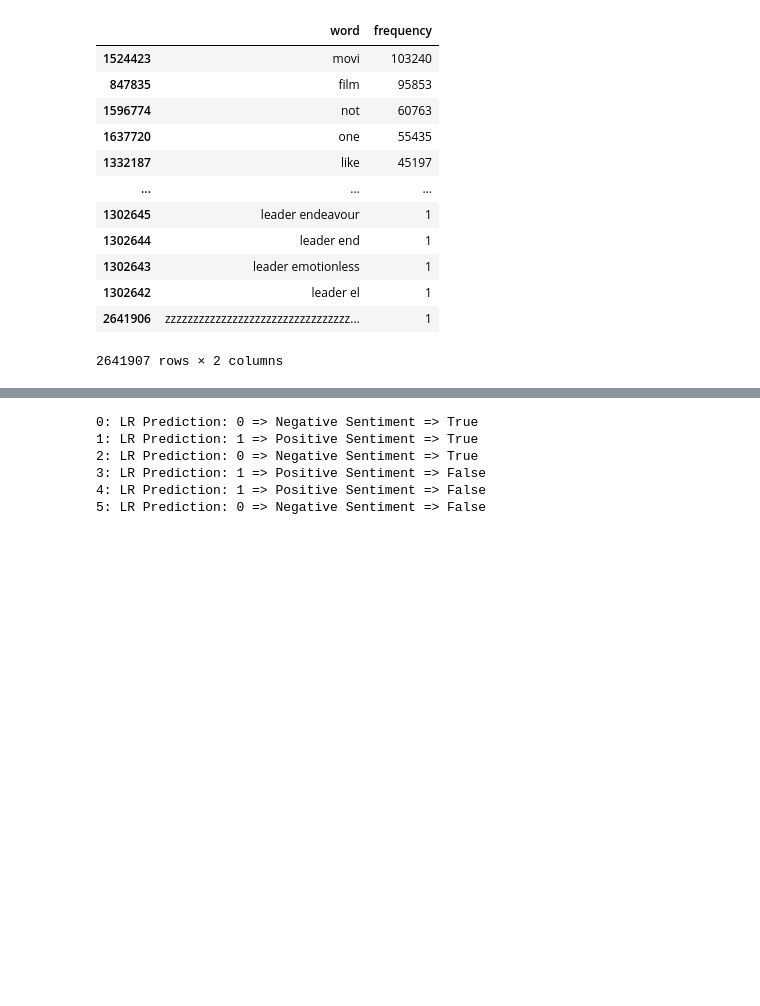
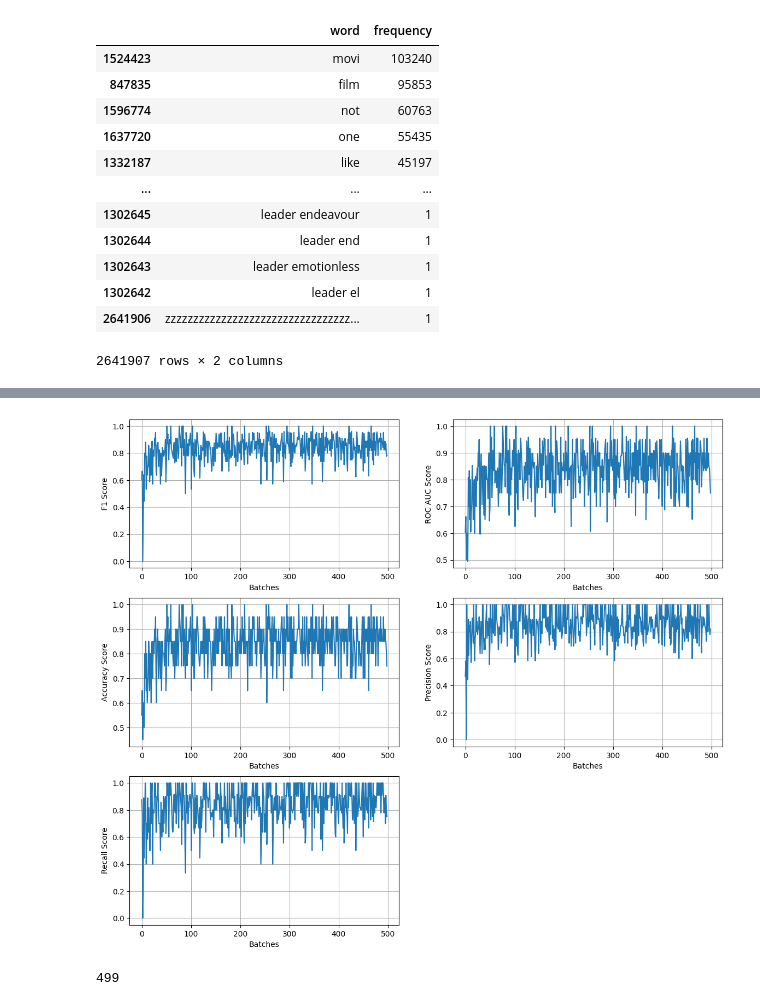
Before and after one commit to MarcDagher/RoBERTa_GRU_Sentiment_Analysis, a Jupyter notebook: Model Training/[1_2_grams]Logistic_Regression.ipynb, the cells around one changed output, grey strips where cells are left out. Saved outputs shown, nothing was run; the diff lists cells and outputs as text; code cells hidden in the pictures; blank space fills up the shorter version.

Commit message:
Retrained Logistic Regression on Ngrams

```diff
--- a/Model Training/[1_2_grams]Logistic_Regression.ipynb
+++ b/Model Training/[1_2_grams]Logistic_Regression.ipynb
@@ -108,8 +117,8 @@ from sklearn.metrics import accuracy_score, precision_score, recall_score, f1_sc
 # Initialize Logistic Regression model
 LR = SGDClassifier(loss='log_loss', learning_rate='adaptive', eta0=0.1)
 
-# Initialize thresholds to load data as batches of 250 reviews.
-thresholds = range(250, 50000, 250)
+# Initialize thresholds to load data as batches of 100 reviews.
+thresholds = range(100, 50000, 100)
 iterator = 0
 
 # Store classification metrics
@@ -119,11 +128,11 @@ recall_history = []
 f1_history = []
 roc_aucs_history = []
 # %%
-## Train model on batches of 250
+## Train model on batches of 100
 
 for threshold in thresholds:
   # Load data
-  start = threshold - 250
+  start = threshold - 100
   data = read_data(dataframe=df, start=start, end=threshold)
 
   # Separate Data
@@ -206,37 +200,23 @@ plot_figure(metric=recall_history, title="Recall Score")
-# %%
-# Test model on a manually given sample text
-
-phrases = ["The movie had an excellent storyline with amazing acting, but the ending was quite disappointing and left me unsatisfied.", ## Negative
-
-          "This movie was absolutely fantastic! The story was gripping, the acting was top-notch, and the cinematography was stunning. I was on the edge of my seat the entire time and couldn't look away. It's been a long time since a film has captivated me like this. Highly recommend!", ## Positive
-
-          "The film had its moments, but overall, it failed to leave a lasting impression. The characters lacked depth, and the storyline felt disjointed. It's a forgettable movie that I wouldn't recommend to others.", # neutral - to - negative
-
-          "I hate this movie", # Negative
-
-          "I have a love hate relationship with this movie", # Negative
-
-          "I wish I could watch it again now" # Positive
-          ]
-
-answers = [0, 1, 0, 0, 0, 1]
-
-for i in range(len(phrases)):
-  phrase = phrases[i]
-  phrase = [clean_text(phrase)]
-  phrase = n_gram_vectorizer.transform(phrase).toarray()
-
-  # Test Logistic Regression model
-  prediction = LR.predict(phrase) # Predict
-  prediction = prediction[0] # Adjust prediction format to print it
-
-  if prediction == 1.0: print(f"{i}: LR Prediction: {prediction} => Positive Sentiment => {prediction == answers[i]}")
-  else: print(f"{i}: LR Prediction: {prediction} => Negative Sentiment => {prediction == answers[i]}")
-# %% [output]
-0: LR Prediction: 0 => Negative Sentiment => True
-1: LR Prediction: 1 => Positive Sentiment => True
-2: LR Prediction: 0 => Negative Sentiment => True
-3: LR Prediction: 1 => Positive Sentiment => False
-4: LR Prediction: 1 => Positive Sentiment => False
-5: LR Prediction: 0 => Negative Sentiment => False
+# %%
+def add_subplot(axis, metric_history, title):
+  axis.plot(metric_history)
+  axis.set_xlabel("Batches")
+  axis.set_ylabel(title)
+  axis.grid(True)
+
+fig, (ax1, ax2, ax3) = plt.subplots(3,2, figsize=(14, 12))
+
+add_subplot(axis=ax1[0], metric_history=f1_history, title="F1 Score")
+add_subplot(axis=ax1[1], metric_history=roc_aucs_history, title="ROC AUC Score")
+add_subplot(axis=ax2[0], metric_history=accuracy_history, title="Accuracy Score")
+add_subplot(axis=ax2[1], metric_history=precision_history, title="Precision Score")
+add_subplot(axis=ax3[0], metric_history=recall_history, title="Recall Score")
+
+fig.delaxes(ax3[1])
+# %% [output]
+[figure, added]
+# %%
+print(len(accuracy_history))
+# %% [output]
+499
 # %%
```
Also changed, not shown: parts of 6 cells of this notebook, 3 other files.
